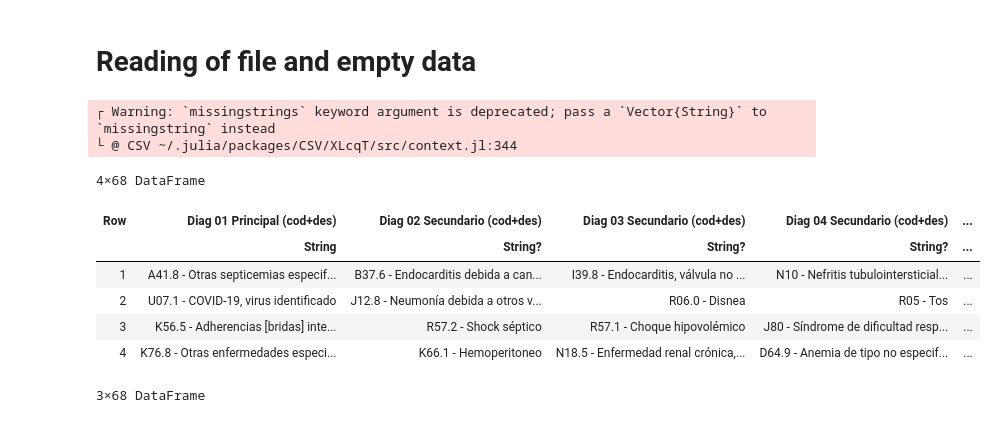
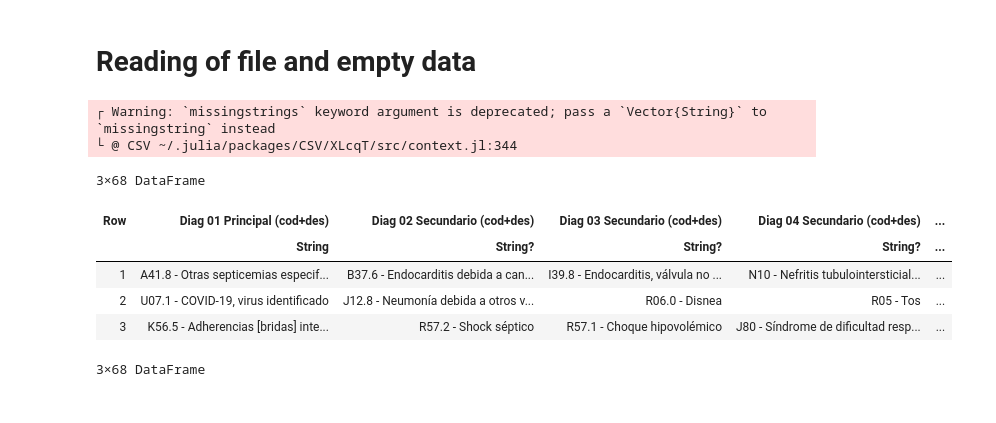
Before and after one commit to Coragg/GRDprediction, a Jupyter notebook: julia/DataMining.ipynb, the cells around one changed output. Cells and saved outputs as stored; diff of their text form; code cells hidden in the pictures.

```diff
--- a/julia/DataMining.ipynb
+++ b/julia/DataMining.ipynb
@@ -19,17 +19,16 @@ using CSV, DataFrames, XLSX, Plots, Printf
 # %%
 file_path = "../data/dataset_elpino.csv"
 df = CSV.read(file_path, DataFrame; missingstrings=["NA", "NULL", "-"], delim=';')
-first(df, 4)
+first(df, 3)
 # %% [output]
 ┌ Warning: `missingstrings` keyword argument is deprecated; pass a `Vector{String}` to `missingstring` instead
 └ @ CSV ~/.julia/packages/CSV/XLcqT/src/context.jl:344
-4×68 DataFrame
+3×68 DataFrame
 | Row | Diag 01 Principal (cod+des) | Diag 02 Secundario (cod+des) | Diag 03 Secundario (cod+des) | Diag 04 Secundario (cod+des) | ... |
 |  | String | String? | String? | String? | ... |
 | 1 | A41.8 - Otras septicemias especif... | B37.6 - Endocarditis debida a can... | I39.8 - Endocarditis, válvula no ... | N10 - Nefritis tubulointersticial... | ... |
 | 2 | U07.1 - COVID-19, virus identificado | J12.8 - Neumonía debida a otros v... | R06.0 - Disnea | R05 - Tos | ... |
 | 3 | K56.5 - Adherencias [bridas] inte... | R57.2 - Shock séptico | R57.1 - Choque hipovolémico | J80 - Síndrome de dificultad resp... | ... |
-| 4 | K76.8 - Otras enfermedades especi... | K66.1 - Hemoperitoneo | N18.5 - Enfermedad renal crónica,... | D64.9 - Anemia de tipo no especif... | ... |
 # %%
 last(df, 3)
 # %% [output]
```
Also changed, not shown: parts of 6 cells of this notebook.
